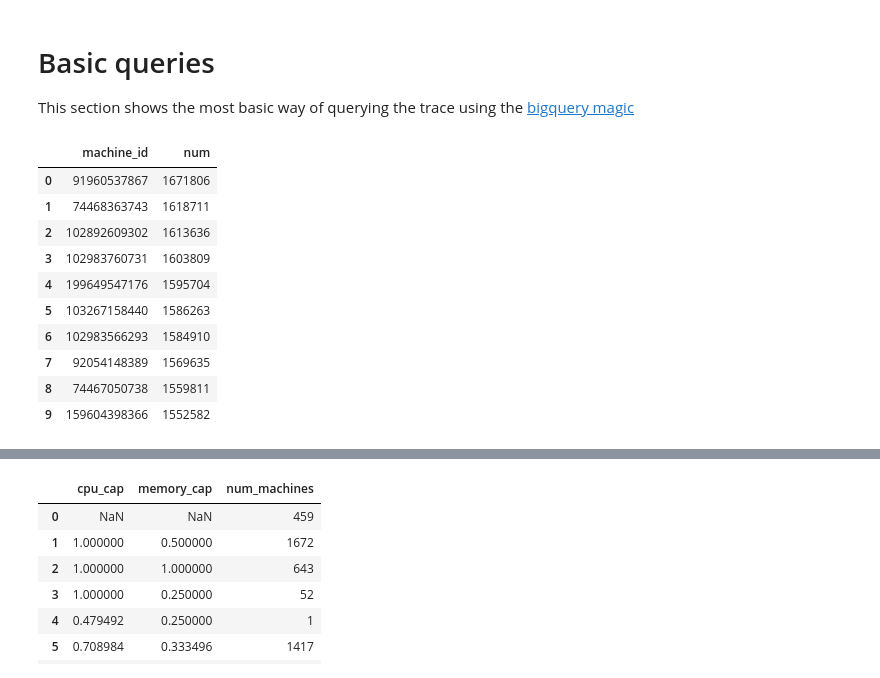
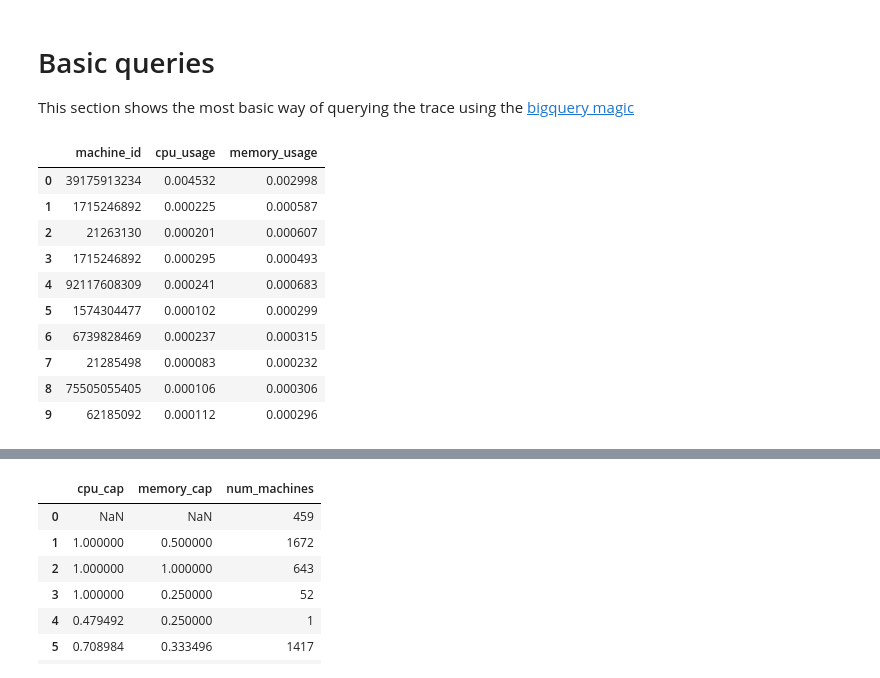
Before and after one commit to jessieou/google-cluster, a Jupyter notebook: clusterdata_analysis_colab.ipynb, the cells around one changed output, grey strips where cells are left out. Cells and saved outputs as stored; diff of their text form; code cells hidden in the pictures.

```diff
--- a/clusterdata_analysis_colab.ipynb
+++ b/clusterdata_analysis_colab.ipynb
@@ -36,21 +36,23 @@ Authenticated
 This section shows the most basic way of querying the trace using the [bigquery magic](https://googleapis.dev/python/bigquery/latest/magics.html)
 # %%
 %%bigquery
-SELECT machine_id, COUNT(*) as num
+SELECT machine_id,
+    average_usage.cpus as cpu_usage,
+    average_usage.memory AS memory_usage
 FROM `google.com:google-cluster-data`.clusterdata_2019_a.instance_usage
-GROUP BY machine_id
-ORDER BY num DESC
+# GROUP BY machine_id
+# ORDER BY num DESC
 LIMIT 10
 # %% [output]
-|  | machine_id | num |
-| 0 | 91960537867 | 1671806 |
-| 1 | 74468363743 | 1618711 |
-| 2 | 102892609302 | 1613636 |
-| 3 | 102983760731 | 1603809 |
-| 4 | 199649547176 | 1595704 |
-| 5 | 103267158440 | 1586263 |
-| 6 | 102983566293 | 1584910 |
-| 7 | 92054148389 | 1569635 |
-| 8 | 74467050738 | 1559811 |
-| 9 | 159604398366 | 1552582 |
+|  | machine_id | cpu_usage | memory_usage |
+| 0 | 39175913234 | 0.004532 | 0.002998 |
+| 1 | 1715246892 | 0.000225 | 0.000587 |
+| 2 | 21263130 | 0.000201 | 0.000607 |
+| 3 | 1715246892 | 0.000295 | 0.000493 |
+| 4 | 92117608309 | 0.000241 | 0.000683 |
+| 5 | 1574304477 | 0.000102 | 0.000299 |
+| 6 | 6739828469 | 0.000237 | 0.000315 |
+| 7 | 21285498 | 0.000083 | 0.000232 |
+| 8 | 75505055405 | 0.000106 | 0.000306 |
+| 9 | 62185092 | 0.000112 | 0.000296 |
 # %%
```
Also changed, not shown: parts of 22 cells of this notebook.
